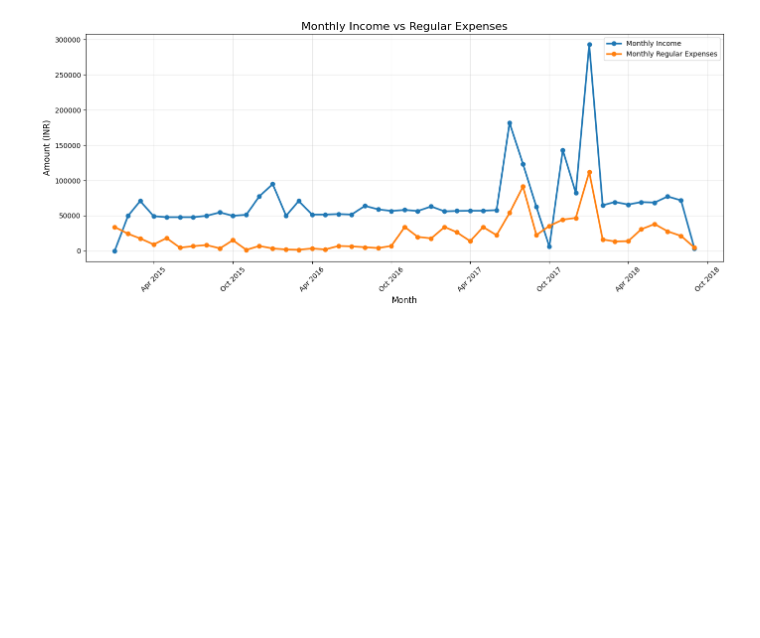
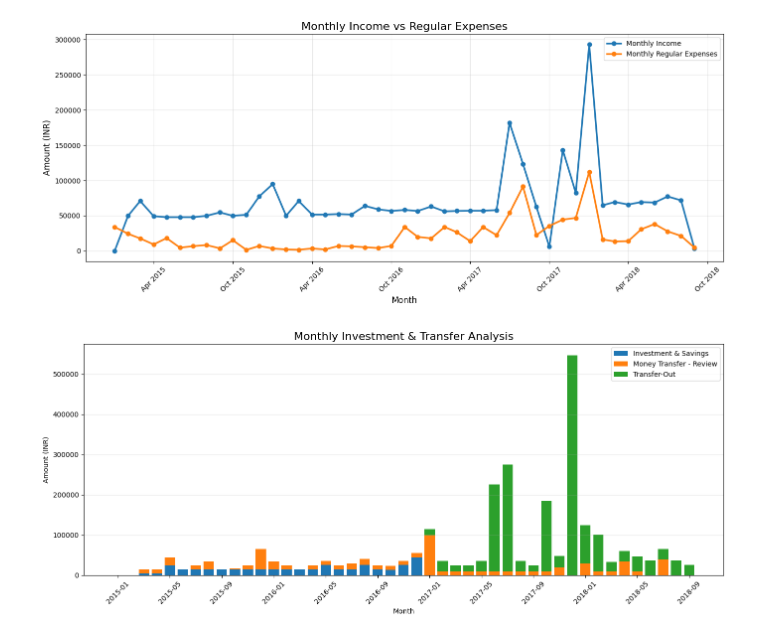
Before and after one commit to eshat69/AI-Personal_Finance-Manager, a Jupyter notebook: Financial_Dashboard.ipynb, the cells around one changed output. Drawn from its saved outputs; the diff is of its cells as text; code cells hidden in the pictures; blank space fills up the shorter version.

```diff
--- a/Financial_Dashboard.ipynb
+++ b/Financial_Dashboard.ipynb
@@ -841,3 +841,54 @@ plt.tight_layout()
 plt.show()
 # %% [output]
 [figure]
+# %%
+
+import matplotlib.pyplot as plt
+import numpy as np
+
+# Monthly Investment and Transfer Data
+months = monthly_finance.index.astype(str)
+
+groups = [
+    "Investment & Savings",
+    "Money Transfer - Review",
+    "Transfer-Out"
+]
+
+currency = fd["Currency"].mode()[0]
+
+plt.figure(figsize=(14, 6))
+
+bottom = np.zeros(len(monthly_finance))
+
+# Create Stacked Bar Chart
+for group in groups:
+
+    values = monthly_finance[group].values
+
+    plt.bar(
+        months,
+        values,
+        bottom=bottom,
+        label=group
+    )
+
+    bottom += values
+
+# Chart Formatting
+plt.title("Monthly Investment & Transfer Analysis", fontsize=16)
+plt.xlabel("Month")
+plt.ylabel(f"Amount ({currency})")
+
+plt.xticks(
+    range(0, len(months), 4),
+    months[::4],
+    rotation=45
+)
+
+plt.legend()
+plt.grid(axis="y", alpha=0.3)
+plt.tight_layout()
+plt.show()
+# %% [output]
+[figure, added]
```
